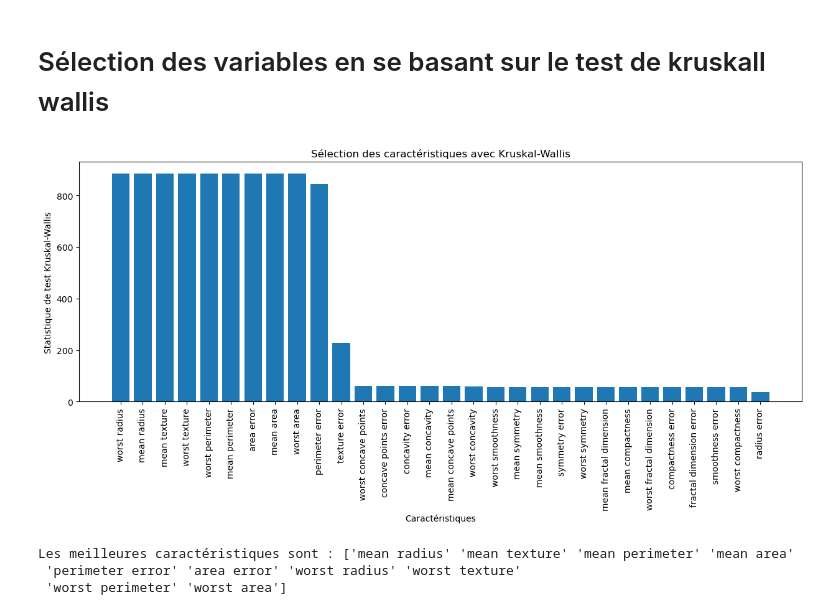
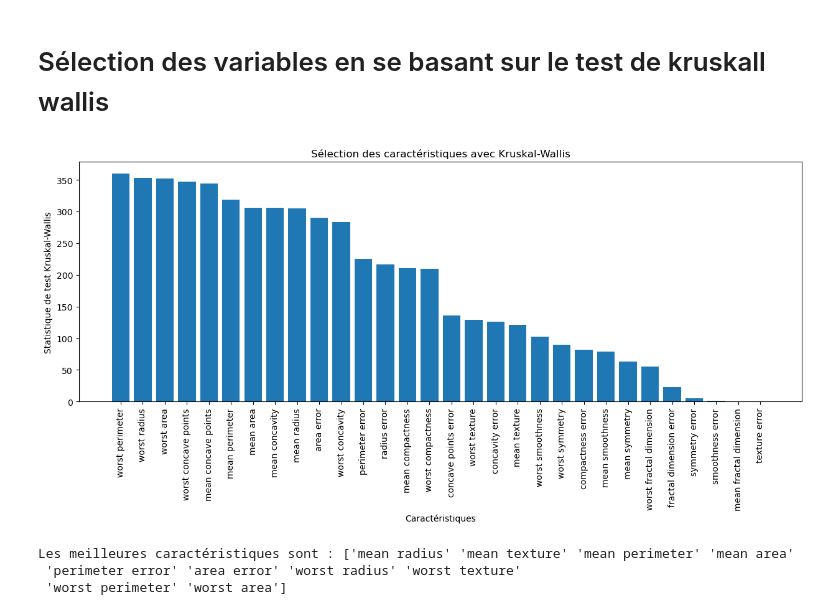
Before and after one commit to LeCoinStat/100JoursDeML, a Jupyter notebook: 04_Selection_Features/Selection_Features.ipynb, the cells around one changed output. Saved outputs shown, nothing was run; the diff lists cells and outputs as text; code cells hidden in the pictures.

```diff
--- a/04_Selection_Features/Selection_Features.ipynb
+++ b/04_Selection_Features/Selection_Features.ipynb
@@ -136,23 +209,27 @@ print(table)
 # %% [markdown]
 # Sélection des variables en se basant sur le test de kruskall wallis
-# %%
-from scipy.stats import kruskal
-# Appliquer la fonction SelectKBest avec Kruskal-Wallis pour sélectionner les k meilleures caractéristiques
-selector = SelectKBest(score_func=lambda X, y: np.apply_along_axis(lambda x: kruskal(x, y).statistic, 0, X), k='all')
-X_new = selector.fit_transform(X, y)
-kruskal_scores = selector.scores_
-sorted_indices = np.argsort(kruskal_scores)[::-1]
-
-# Afficher la courbe des scores Kruskal-Wallis
-plt.figure(figsize=(15, 5))
-plt.bar(x=data.feature_names[sorted_indices], height=kruskal_scores[sorted_indices])
-plt.xticks(rotation=90)
-plt.xlabel('Caractéristiques')
-plt.ylabel('Statistique de test Kruskal-Wallis')
-plt.title('Sélection des caractéristiques avec Kruskal-Wallis')
-plt.show()
-# %% [output]
-[figure, removed]
+# %%
+from scipy.stats import kruskal
+# Séparer les données en deux groupes en fonction de la variable cible
+group0 = X[y == 0]
+group1 = X[y == 1]
+
+# Appliquer la fonction SelectKBest avec Kruskal-Wallis pour sélectionner les k meilleures caractéristiques
+selector = SelectKBest(score_func=lambda X, y: np.array([kruskal(group0[:, i], group1[:, i]).statistic for i in range(X.shape[1])]), k='all')
+X_new = selector.fit_transform(X, y)
+kruskal_scores = selector.scores_
+sorted_indices = np.argsort(kruskal_scores)[::-1]
+
+# Afficher la courbe des scores Kruskal-Wallis
+plt.figure(figsize=(15, 5))
+plt.bar(x=data.feature_names[sorted_indices], height=kruskal_scores[sorted_indices])
+plt.xticks(rotation=90)
+plt.xlabel('Caractéristiques')
+plt.ylabel('Statistique de test Kruskal-Wallis')
+plt.title('Sélection des caractéristiques avec Kruskal-Wallis')
+plt.show()
+# %% [output]
+[figure, added]
 # %%
 # Sélectionner les meilleures caractéristiques avec SelectKBest et Kruskal-Wallis
 best_features = SelectKBest(score_func=lambda X, y: np.apply_along_axis(lambda x: kruskal(x, y).statistic, 0, X), k=10)
```
Also changed, not shown: parts of 8 cells of this notebook.
